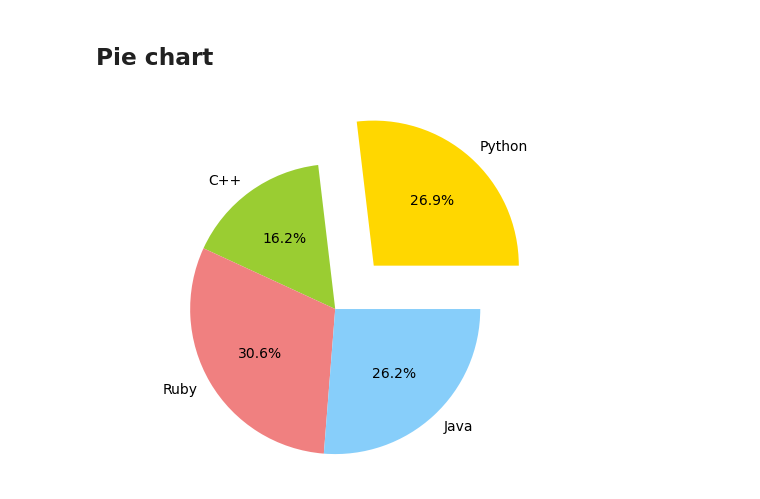
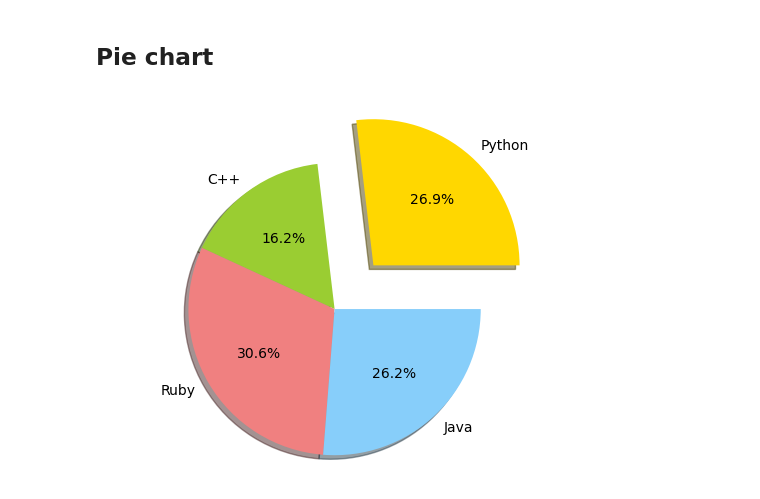
Before and after one commit to Vansh1419/AI_ML, a Jupyter notebook: Libraries/Matplotlib/Introduction.ipynb, the cells around one changed output. Drawn from its saved outputs; the diff is of its cells as text; code cells hidden in the pictures.

```diff
--- a/Libraries/Matplotlib/Introduction.ipynb
+++ b/Libraries/Matplotlib/Introduction.ipynb
@@ -185,15 +199,15 @@ data
 # %%
 # Data to plot
 labels = 'Python', 'C++', 'Ruby', 'Java'
 sizes = [215, 130, 245, 210]
 colors = ['gold', 'yellowgreen', 'lightcoral', 'lightskyblue']
 explode = (0.4, 0, 0, 0)  # explode 1st slice
 
 # Plot
 plt.pie(sizes, explode=explode, labels=labels, colors=colors,
-        autopct='%1.1f%%', shadow=False)
+        autopct='%1.1f%%', shadow=True)
 
 plt.axis('equal')
 plt.show()
 # %% [output]
-[figure, old version]
+[figure, new version]
```
Also changed, not shown: parts of 3 cells of this notebook, 1 other file.
